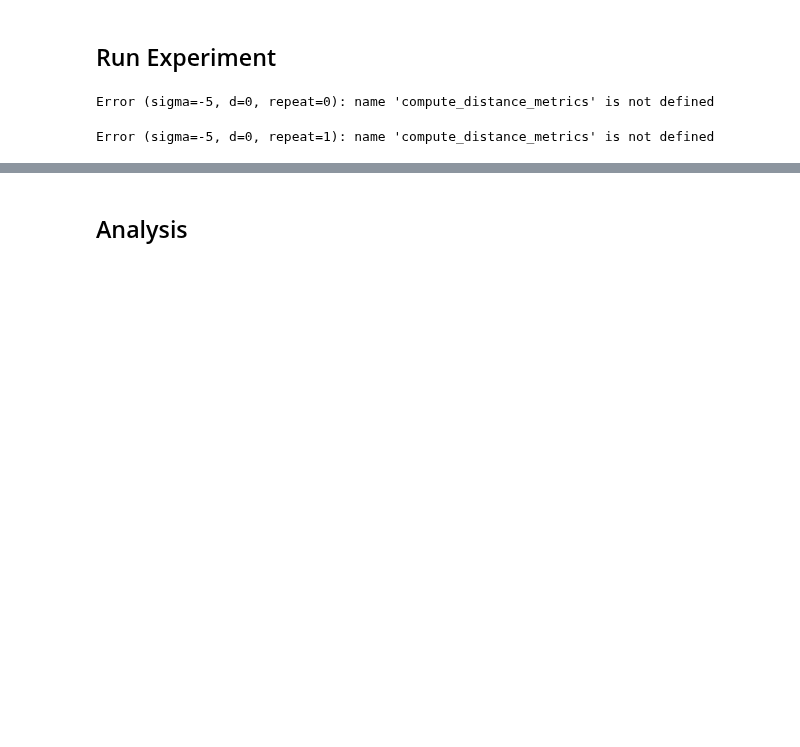
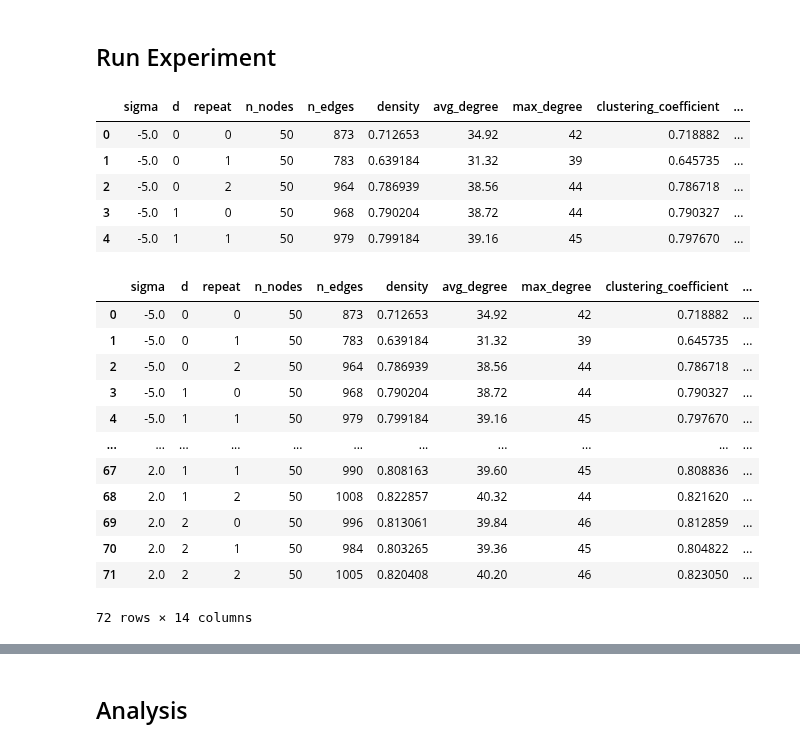
Before and after one commit to mbottoni/logit-graph, a Jupyter notebook: notebooks/test_scale_free_simple.ipynb, the cells around one changed output, grey strips where cells are left out. Cells and saved outputs as stored; diff of their text form; code cells hidden in the pictures; blank space fills up the shorter version.

```diff
--- a/notebooks/test_scale_free_simple.ipynb
+++ b/notebooks/test_scale_free_simple.ipynb
@@ -95,7 +103,7 @@ def run_parameter_sweep(n=100, n_iterations=5000, patience=1000,
 ## Run Experiment
 # %%
 results_df = run_parameter_sweep(
-    n=200,
+    n=50,
     n_iterations=10000,
     warm_up=2000,
     er_p=0.01,
@@ -104,8 +112,28 @@ results_df = run_parameter_sweep(
 )
 results_df.head()
 # %% [output]
-Error (sigma=-5, d=0, repeat=0): name 'compute_distance_metrics' is not defined
-Error (sigma=-5, d=0, repeat=1): name 'compute_distance_metrics' is not defined
+|  | sigma | d | repeat | n_nodes | n_edges | density | avg_degree | max_degree | clustering_coefficient | ... |
+| 0 | -5.0 | 0 | 0 | 50 | 873 | 0.712653 | 34.92 | 42 | 0.718882 | ... |
+| 1 | -5.0 | 0 | 1 | 50 | 783 | 0.639184 | 31.32 | 39 | 0.645735 | ... |
+| 2 | -5.0 | 0 | 2 | 50 | 964 | 0.786939 | 38.56 | 44 | 0.786718 | ... |
+| 3 | -5.0 | 1 | 0 | 50 | 968 | 0.790204 | 38.72 | 44 | 0.790327 | ... |
+| 4 | -5.0 | 1 | 1 | 50 | 979 | 0.799184 | 39.16 | 45 | 0.797670 | ... |
+# %%
+display(results_df)
+# %% [output]
+|  | sigma | d | repeat | n_nodes | n_edges | density | avg_degree | max_degree | clustering_coefficient | ... |
+| 0 | -5.0 | 0 | 0 | 50 | 873 | 0.712653 | 34.92 | 42 | 0.718882 | ... |
+| 1 | -5.0 | 0 | 1 | 50 | 783 | 0.639184 | 31.32 | 39 | 0.645735 | ... |
+| 2 | -5.0 | 0 | 2 | 50 | 964 | 0.786939 | 38.56 | 44 | 0.786718 | ... |
+| 3 | -5.0 | 1 | 0 | 50 | 968 | 0.790204 | 38.72 | 44 | 0.790327 | ... |
+| 4 | -5.0 | 1 | 1 | 50 | 979 | 0.799184 | 39.16 | 45 | 0.797670 | ... |
+| ... | ... | ... | ... | ... | ... | ... | ... | ... | ... | ... |
+| 67 | 2.0 | 1 | 1 | 50 | 990 | 0.808163 | 39.60 | 45 | 0.808836 | ... |
+| 68 | 2.0 | 1 | 2 | 50 | 1008 | 0.822857 | 40.32 | 44 | 0.821620 | ... |
+| 69 | 2.0 | 2 | 0 | 50 | 996 | 0.813061 | 39.84 | 46 | 0.812859 | ... |
+| 70 | 2.0 | 2 | 1 | 50 | 984 | 0.803265 | 39.36 | 45 | 0.804822 | ... |
+| 71 | 2.0 | 2 | 2 | 50 | 1005 | 0.820408 | 40.20 | 46 | 0.823050 | ... |
+72 rows × 14 columns
 # %%
 print(f'Experiments: {len(results_df)}')
 print(f'Clustering coeff: {results_df["clustering_coefficient"].mean():.4f} \u00b1 {results_df["clustering_coefficient"].std():.4f}')
```
Also changed, not shown: parts of 13 cells of this notebook.
